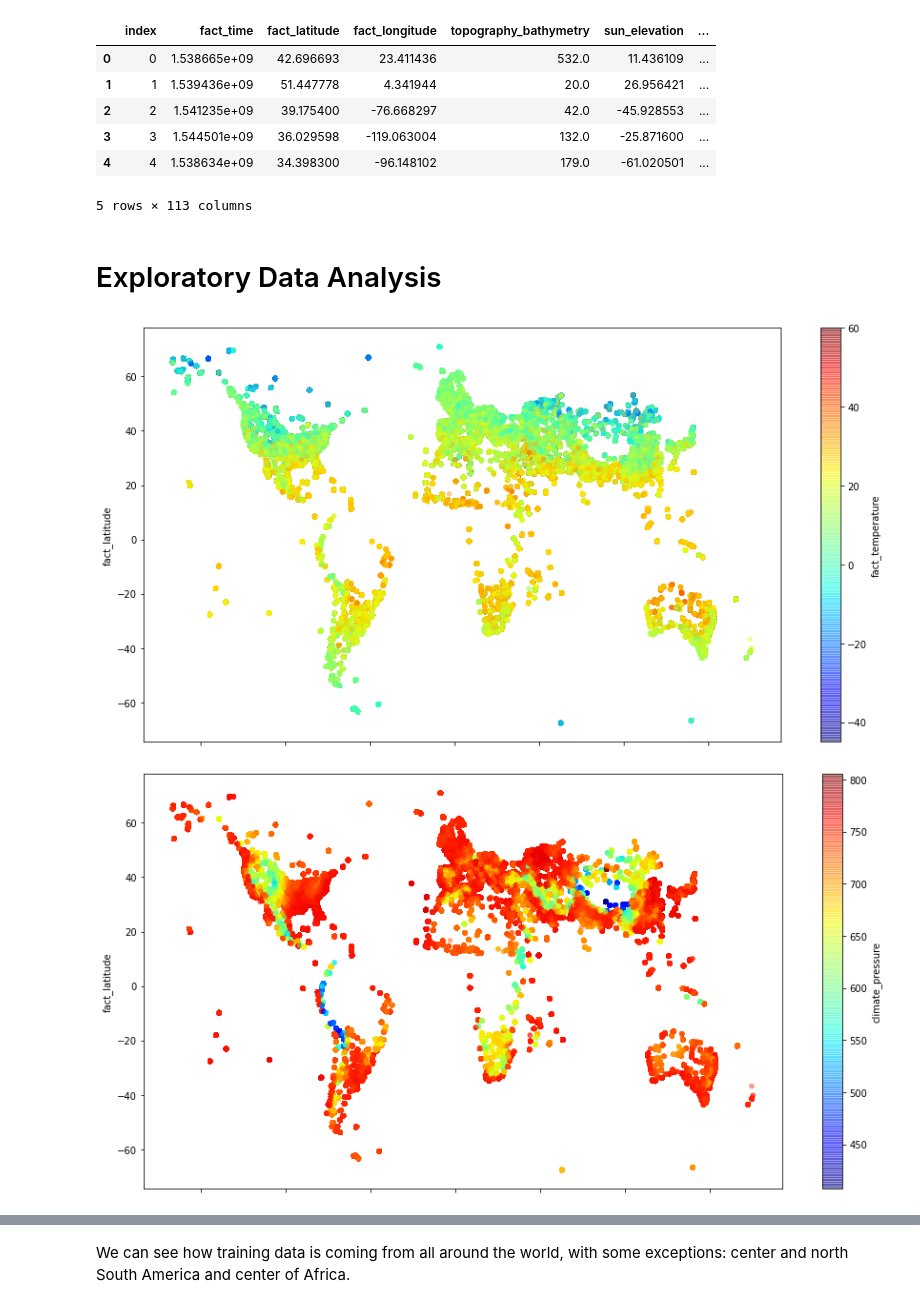
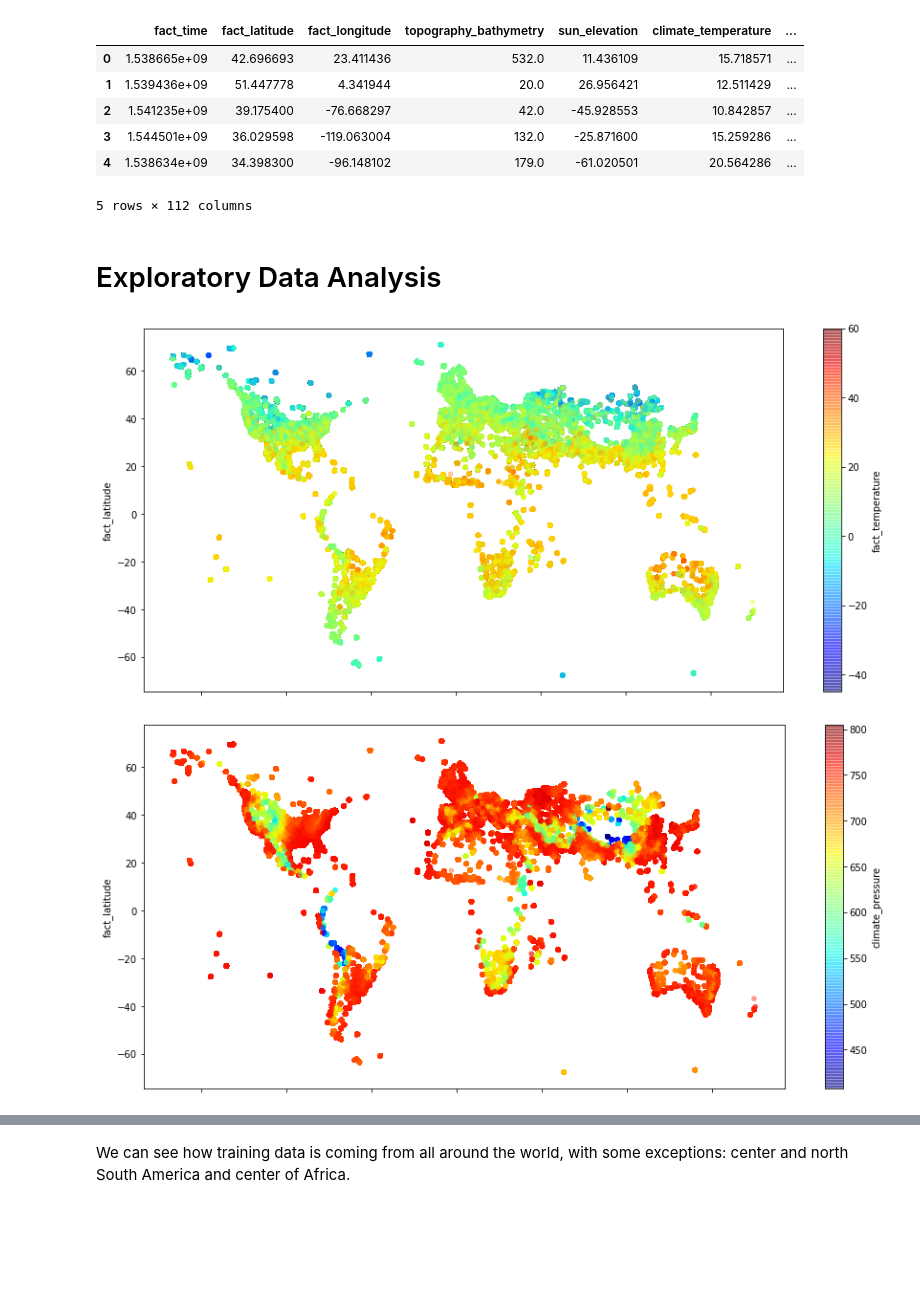
Before and after one commit to AndreaGhiglione/algorithmic-machine-learning, a Jupyter notebook: Challenges/C1 - Weather prediction/Code.ipynb, the cells around one changed output, grey strips where cells are left out. Drawn from its saved outputs; the diff is of its cells as text; code cells hidden in the pictures; blank space fills up the shorter version.

```diff
--- a/Challenges/C1 - Weather prediction/Code.ipynb
+++ b/Challenges/C1 - Weather prediction/Code.ipynb
@@ -9,34 +9,34 @@ from sklearn.model_selection import GridSearchCV
 from sklearn.metrics import mean_squared_error
 from sklearn.ensemble import RandomForestRegressor
 # %%
-train_df = pd.read_csv("data/train.csv", low_memory=True)
+train_df = pd.read_csv("data/train.csv", low_memory=True).iloc[:,1:]  # drop index column
 # %%
 train_df.head()
 # %% [output]
-|  | index | fact_time | fact_latitude | fact_longitude | topography_bathymetry | sun_elevation | ... |
-| 0 | 0 | 1.538665e+09 | 42.696693 | 23.411436 | 532.0 | 11.436109 | ... |
-| 1 | 1 | 1.539436e+09 | 51.447778 | 4.341944 | 20.0 | 26.956421 | ... |
-| 2 | 2 | 1.541235e+09 | 39.175400 | -76.668297 | 42.0 | -45.928553 | ... |
-| 3 | 3 | 1.544501e+09 | 36.029598 | -119.063004 | 132.0 | -25.871600 | ... |
-| 4 | 4 | 1.538634e+09 | 34.398300 | -96.148102 | 179.0 | -61.020501 | ... |
+|  | fact_time | fact_latitude | fact_longitude | topography_bathymetry | sun_elevation | climate_temperature | ... |
+| 0 | 1.538665e+09 | 42.696693 | 23.411436 | 532.0 | 11.436109 | 15.718571 | ... |
+| 1 | 1.539436e+09 | 51.447778 | 4.341944 | 20.0 | 26.956421 | 12.511429 | ... |
+| 2 | 1.541235e+09 | 39.175400 | -76.668297 | 42.0 | -45.928553 | 10.842857 | ... |
+| 3 | 1.544501e+09 | 36.029598 | -119.063004 | 132.0 | -25.871600 | 15.259286 | ... |
+| 4 | 1.538634e+09 | 34.398300 | -96.148102 | 179.0 | -61.020501 | 20.564286 | ... |
-5 rows × 113 columns
+5 rows × 112 columns
 # %% [markdown]
 # Exploratory Data Analysis
 # %%
 # let's inspect geographical data
 # First, look at temperature in different areas
 train_df.plot(kind="scatter", x="fact_longitude", y="fact_latitude", alpha=0.4, c="fact_temperature",
-              cmap=plt.get_cmap("jet"), colorbar=True, figsize=(15,8))
+              cmap=plt.get_cmap("jet"), colorbar=True, figsize=(15,7))
 plt.show()
 # %% [output]
-[figure, old version]
+[figure, new version]
 # %%
 # Now, look at climate pressure in different areas
 train_df.plot(kind="scatter", x="fact_longitude", y="fact_latitude", alpha=0.4, c="climate_pressure",
-              cmap=plt.get_cmap("jet"), colorbar=True, figsize=(15,8))
+              cmap=plt.get_cmap("jet"), colorbar=True, figsize=(15,7))
 plt.show()
 # %% [output]
-[figure, old version]
+[figure, new version]
 # %%
 # Look at climate temperature in different areas
 train_df.plot(kind="scatter", x="fact_longitude", y="fact_latitude", alpha=0.4, c="climate_temperature",
```
Also changed, not shown: parts of 50 cells of this notebook.
